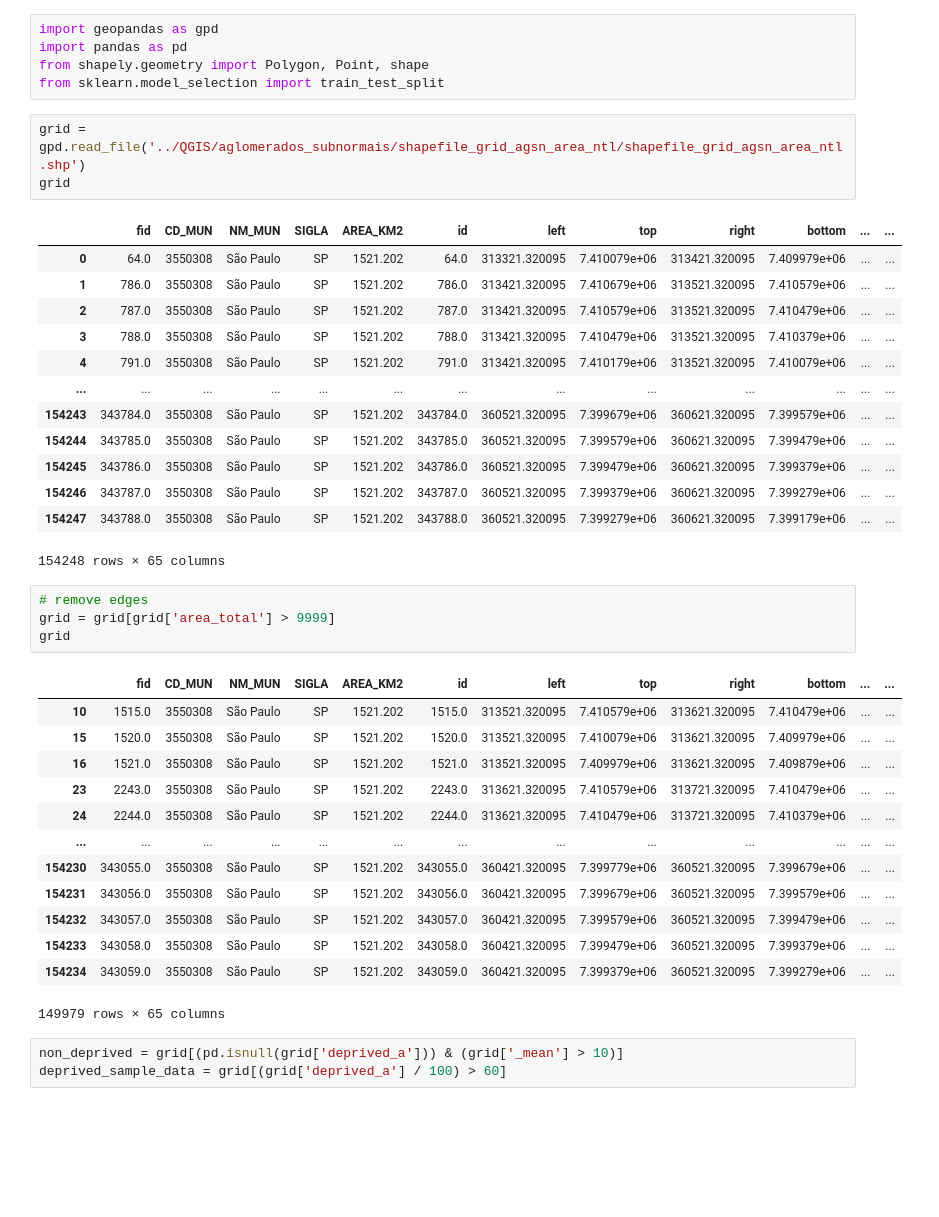
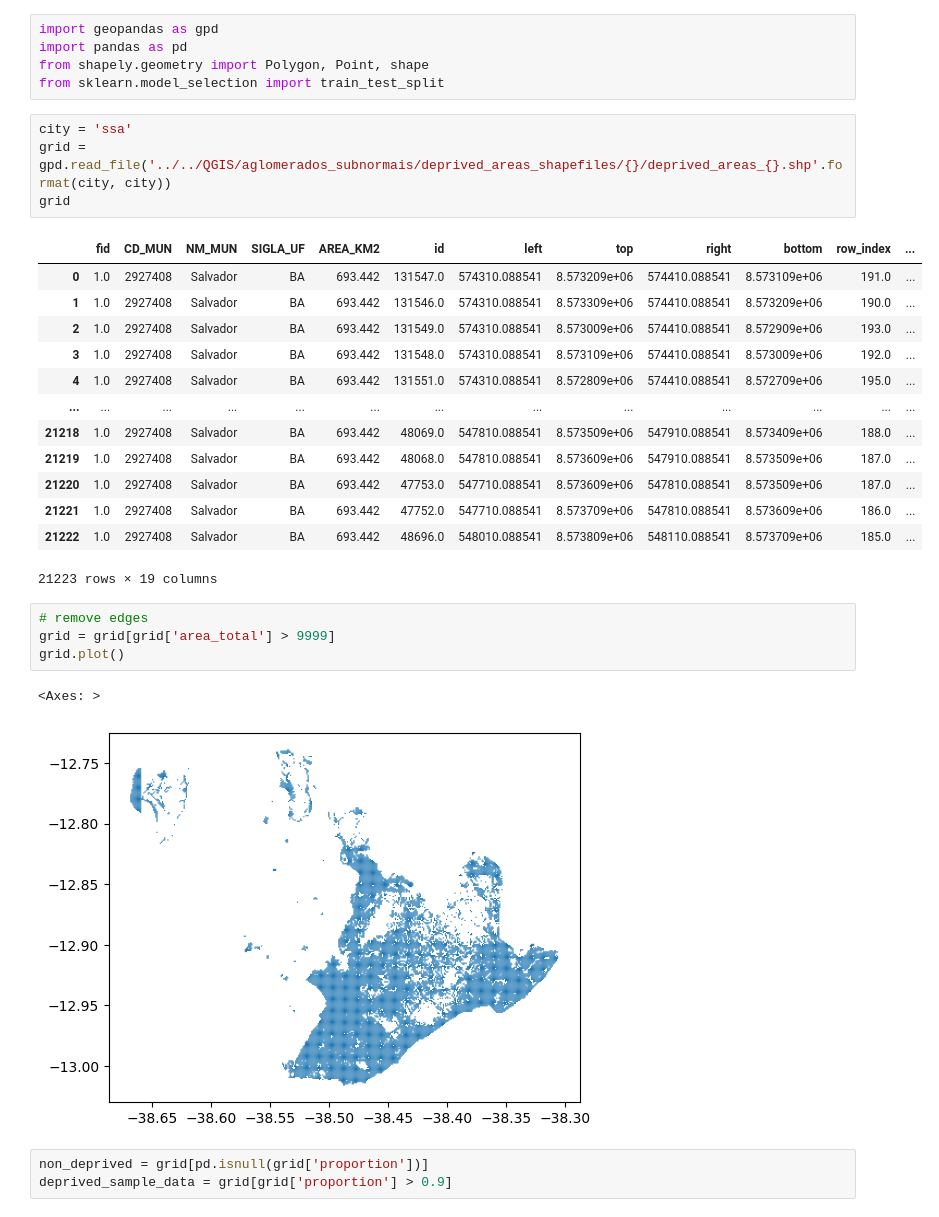
Before and after one commit to dev-jotape/cnn-slum-prediction, a Jupyter notebook: pre_processing/1-create_stratified_sample.ipynb, the cells around one changed output. Saved outputs shown, nothing was run; the diff lists cells and outputs as text; blank space fills up the shorter version.

```diff
--- a/pre_processing/1-create_stratified_sample.ipynb
+++ b/pre_processing/1-create_stratified_sample.ipynb
@@ -4,40 +4,30 @@ import pandas as pd
 from shapely.geometry import Polygon, Point, shape
 from sklearn.model_selection import train_test_split
 # %%
-grid = gpd.read_file('../QGIS/aglomerados_subnormais/shapefile_grid_agsn_area_ntl/shapefile_grid_agsn_area_ntl.shp')
+city = 'ssa'
+grid = gpd.read_file('../../QGIS/aglomerados_subnormais/deprived_areas_shapefiles/{}/deprived_areas_{}.shp'.format(city, city))
 grid
 # %% [output]
-|  | fid | CD_MUN | NM_MUN | SIGLA | AREA_KM2 | id | left | top | right | bottom | ... | ... |
-| 0 | 64.0 | 3550308 | São Paulo | SP | 1521.202 | 64.0 | 313321.320095 | 7.410079e+06 | 313421.320095 | 7.409979e+06 | ... | ... |
-| 1 | 786.0 | 3550308 | São Paulo | SP | 1521.202 | 786.0 | 313421.320095 | 7.410679e+06 | 313521.320095 | 7.410579e+06 | ... | ... |
-| 2 | 787.0 | 3550308 | São Paulo | SP | 1521.202 | 787.0 | 313421.320095 | 7.410579e+06 | 313521.320095 | 7.410479e+06 | ... | ... |
-| 3 | 788.0 | 3550308 | São Paulo | SP | 1521.202 | 788.0 | 313421.320095 | 7.410479e+06 | 313521.320095 | 7.410379e+06 | ... | ... |
-| 4 | 791.0 | 3550308 | São Paulo | SP | 1521.202 | 791.0 | 313421.320095 | 7.410179e+06 | 313521.320095 | 7.410079e+06 | ... | ... |
+|  | fid | CD_MUN | NM_MUN | SIGLA_UF | AREA_KM2 | id | left | top | right | bottom | row_index | ... |
+| 0 | 1.0 | 2927408 | Salvador | BA | 693.442 | 131547.0 | 574310.088541 | 8.573209e+06 | 574410.088541 | 8.573109e+06 | 191.0 | ... |
+| 1 | 1.0 | 2927408 | Salvador | BA | 693.442 | 131546.0 | 574310.088541 | 8.573309e+06 | 574410.088541 | 8.573209e+06 | 190.0 | ... |
+| 2 | 1.0 | 2927408 | Salvador | BA | 693.442 | 131549.0 | 574310.088541 | 8.573009e+06 | 574410.088541 | 8.572909e+06 | 193.0 | ... |
+| 3 | 1.0 | 2927408 | Salvador | BA | 693.442 | 131548.0 | 574310.088541 | 8.573109e+06 | 574410.088541 | 8.573009e+06 | 192.0 | ... |
+| 4 | 1.0 | 2927408 | Salvador | BA | 693.442 | 131551.0 | 574310.088541 | 8.572809e+06 | 574410.088541 | 8.572709e+06 | 195.0 | ... |
 | ... | ... | ... | ... | ... | ... | ... | ... | ... | ... | ... | ... | ... |
-| 154243 | 343784.0 | 3550308 | São Paulo | SP | 1521.202 | 343784.0 | 360521.320095 | 7.399679e+06 | 360621.320095 | 7.399579e+06 | ... | ... |
-| 154244 | 343785.0 | 3550308 | São Paulo | SP | 1521.202 | 343785.0 | 360521.320095 | 7.399579e+06 | 360621.320095 | 7.399479e+06 | ... | ... |
-| 154245 | 343786.0 | 3550308 | São Paulo | SP | 1521.202 | 343786.0 | 360521.320095 | 7.399479e+06 | 360621.320095 | 7.399379e+06 | ... | ... |
-| 154246 | 343787.0 | 3550308 | São Paulo | SP | 1521.202 | 343787.0 | 360521.320095 | 7.399379e+06 | 360621.320095 | 7.399279e+06 | ... | ... |
-| 154247 | 343788.0 | 3550308 | São Paulo | SP | 1521.202 | 343788.0 | 360521.320095 | 7.399279e+06 | 360621.320095 | 7.399179e+06 | ... | ... |
+| 21218 | 1.0 | 2927408 | Salvador | BA | 693.442 | 48069.0 | 547810.088541 | 8.573509e+06 | 547910.088541 | 8.573409e+06 | 188.0 | ... |
+| 21219 | 1.0 | 2927408 | Salvador | BA | 693.442 | 48068.0 | 547810.088541 | 8.573609e+06 | 547910.088541 | 8.573509e+06 | 187.0 | ... |
+| 21220 | 1.0 | 2927408 | Salvador | BA | 693.442 | 47753.0 | 547710.088541 | 8.573609e+06 | 547810.088541 | 8.573509e+06 | 187.0 | ... |
+| 21221 | 1.0 | 2927408 | Salvador | BA | 693.442 | 47752.0 | 547710.088541 | 8.573709e+06 | 547810.088541 | 8.573609e+06 | 186.0 | ... |
+| 21222 | 1.0 | 2927408 | Salvador | BA | 693.442 | 48696.0 | 548010.088541 | 8.573809e+06 | 548110.088541 | 8.573709e+06 | 185.0 | ... |
-154248 rows × 65 columns
+21223 rows × 19 columns
 # %%
 # remove edges
 grid = grid[grid['area_total'] > 9999]
-grid
+grid.plot()
 # %% [output]
-|  | fid | CD_MUN | NM_MUN | SIGLA | AREA_KM2 | id | left | top | right | bottom | ... | ... |
-| 10 | 1515.0 | 3550308 | São Paulo | SP | 1521.202 | 1515.0 | 313521.320095 | 7.410579e+06 | 313621.320095 | 7.410479e+06 | ... | ... |
-| 15 | 1520.0 | 3550308 | São Paulo | SP | 1521.202 | 1520.0 | 313521.320095 | 7.410079e+06 | 313621.320095 | 7.409979e+06 | ... | ... |
-| 16 | 1521.0 | 3550308 | São Paulo | SP | 1521.202 | 1521.0 | 313521.320095 | 7.409979e+06 | 313621.320095 | 7.409879e+06 | ... | ... |
-| 23 | 2243.0 | 3550308 | São Paulo | SP | 1521.202 | 2243.0 | 313621.320095 | 7.410579e+06 | 313721.320095 | 7.410479e+06 | ... | ... |
-| 24 | 2244.0 | 3550308 | São Paulo | SP | 1521.202 | 2244.0 | 313621.320095 | 7.410479e+06 | 313721.320095 | 7.410379e+06 | ... | ... |
-| ... | ... | ... | ... | ... | ... | ... | ... | ... | ... | ... | ... | ... |
-| 154230 | 343055.0 | 3550308 | São Paulo | SP | 1521.202 | 343055.0 | 360421.320095 | 7.399779e+06 | 360521.320095 | 7.399679e+06 | ... | ... |
-| 154231 | 343056.0 | 3550308 | São Paulo | SP | 1521.202 | 343056.0 | 360421.320095 | 7.399679e+06 | 360521.320095 | 7.399579e+06 | ... | ... |
-| 154232 | 343057.0 | 3550308 | São Paulo | SP | 1521.202 | 343057.0 | 360421.320095 | 7.399579e+06 | 360521.320095 | 7.399479e+06 | ... | ... |
-| 154233 | 343058.0 | 3550308 | São Paulo | SP | 1521.202 | 343058.0 | 360421.320095 | 7.399479e+06 | 360521.320095 | 7.399379e+06 | ... | ... |
-| 154234 | 343059.0 | 3550308 | São Paulo | SP | 1521.202 | 343059.0 | 360421.320095 | 7.399379e+06 | 360521.320095 | 7.399279e+06 | ... | ... |
-149979 rows × 65 columns
+<Axes: >
+[figure, added]
 # %%
-non_deprived = grid[(pd.isnull(grid['deprived_a'])) & (grid['_mean'] > 10)]
-deprived_sample_data = grid[(grid['deprived_a'] / 100) > 60]
+non_deprived = grid[pd.isnull(grid['proportion'])]
+deprived_sample_data = grid[grid['proportion'] > 0.9]
```
Also changed, not shown: parts of 4 cells of this notebook, 20 other files.
